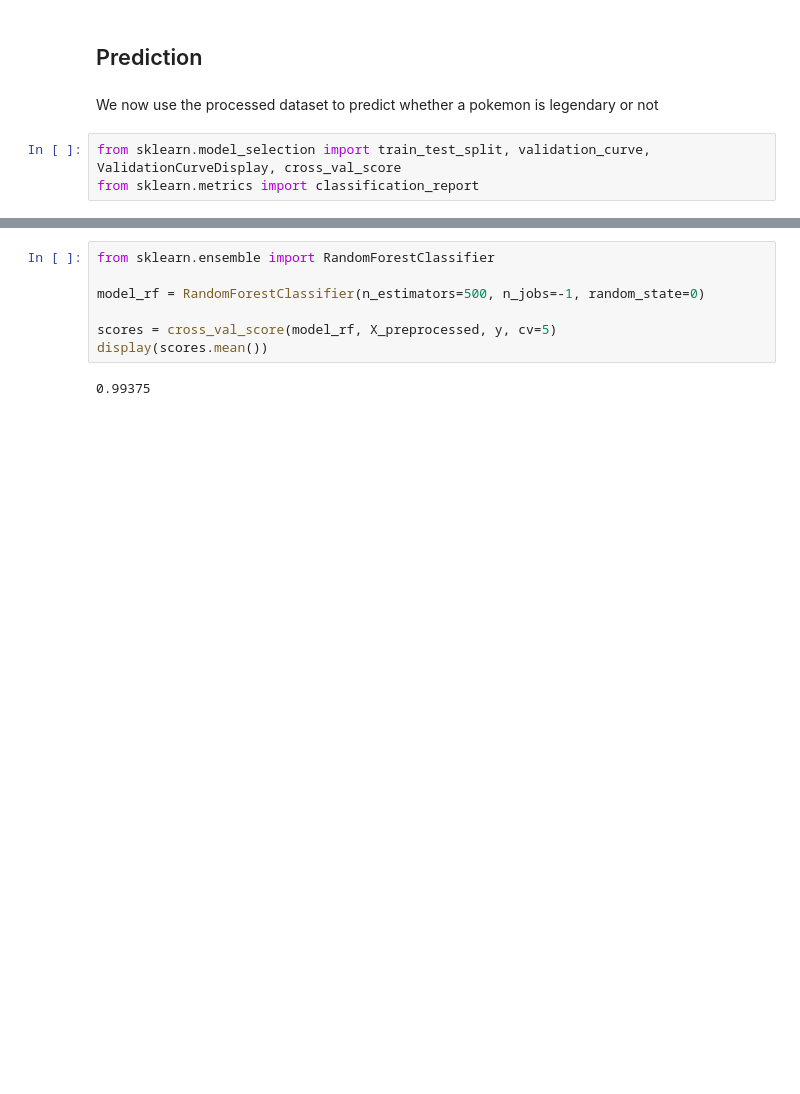
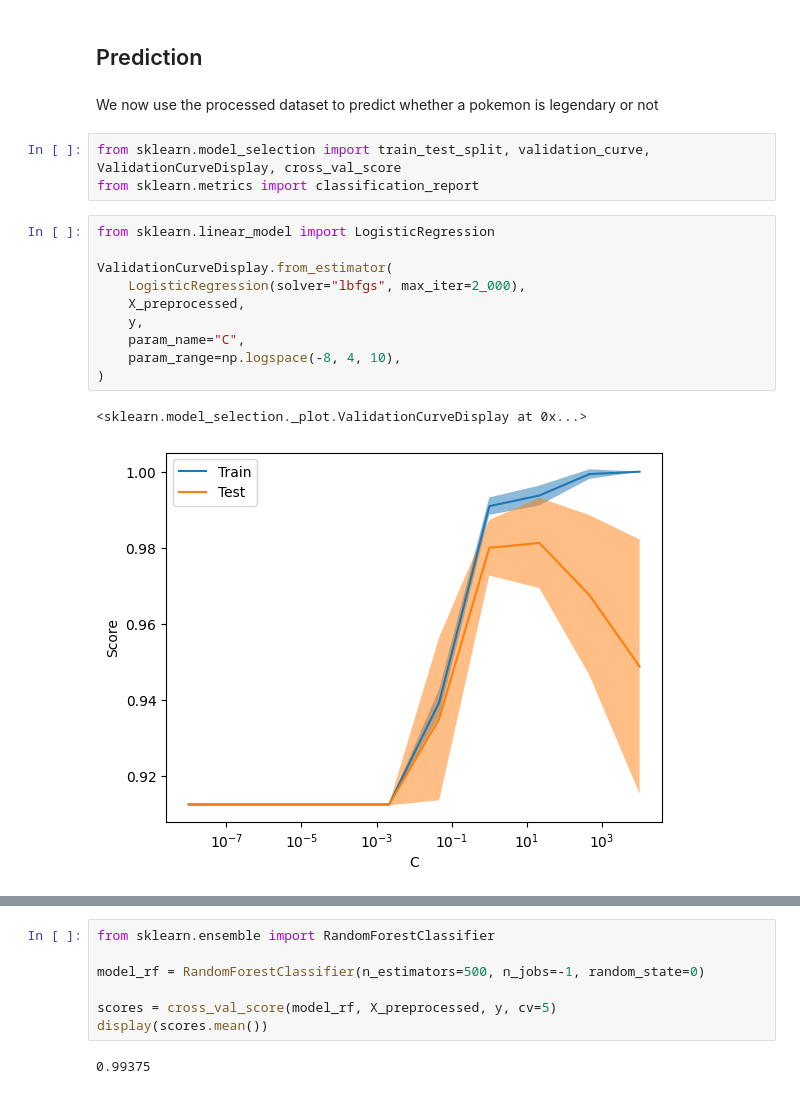
Before and after one commit to NicolasChagnet/kaggle-datasets-analysis, a Jupyter notebook: Legendary Pokemon/analysis_pokemon_legendary.ipynb, the cells around one changed output, grey strips where cells are left out. Cells and saved outputs as stored; diff of their text form; blank space fills up the shorter version.

Commit message:
Improved logistic regression

```diff
--- a/Legendary Pokemon/analysis_pokemon_legendary.ipynb
+++ b/Legendary Pokemon/analysis_pokemon_legendary.ipynb
@@ -194,3 +194,16 @@ We now use the processed dataset to predict whether a pokemon is legendary or no
 # %%
 from sklearn.model_selection import train_test_split, validation_curve, ValidationCurveDisplay, cross_val_score
 from sklearn.metrics import classification_report
+# %%
+from sklearn.linear_model import LogisticRegression
+
+ValidationCurveDisplay.from_estimator(
+    LogisticRegression(solver="lbfgs", max_iter=2_000),
+    X_preprocessed,
+    y,
+    param_name="C",
+    param_range=np.logspace(-8, 4, 10),
+)
+# %% [output]
+<sklearn.model_selection._plot.ValidationCurveDisplay at 0x...>
+[figure, added]
```
Also changed, not shown: parts of 4 cells of this notebook.
